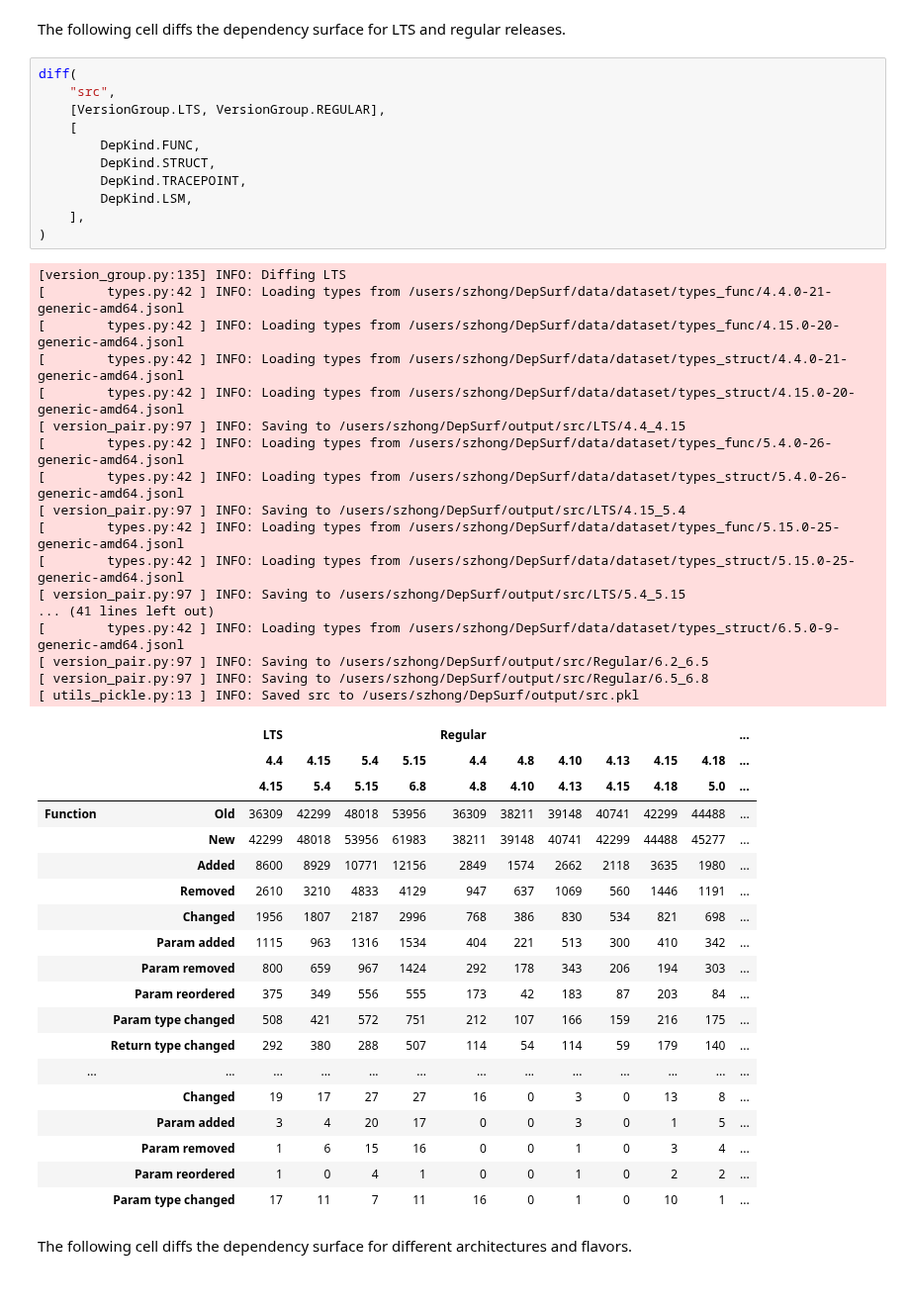
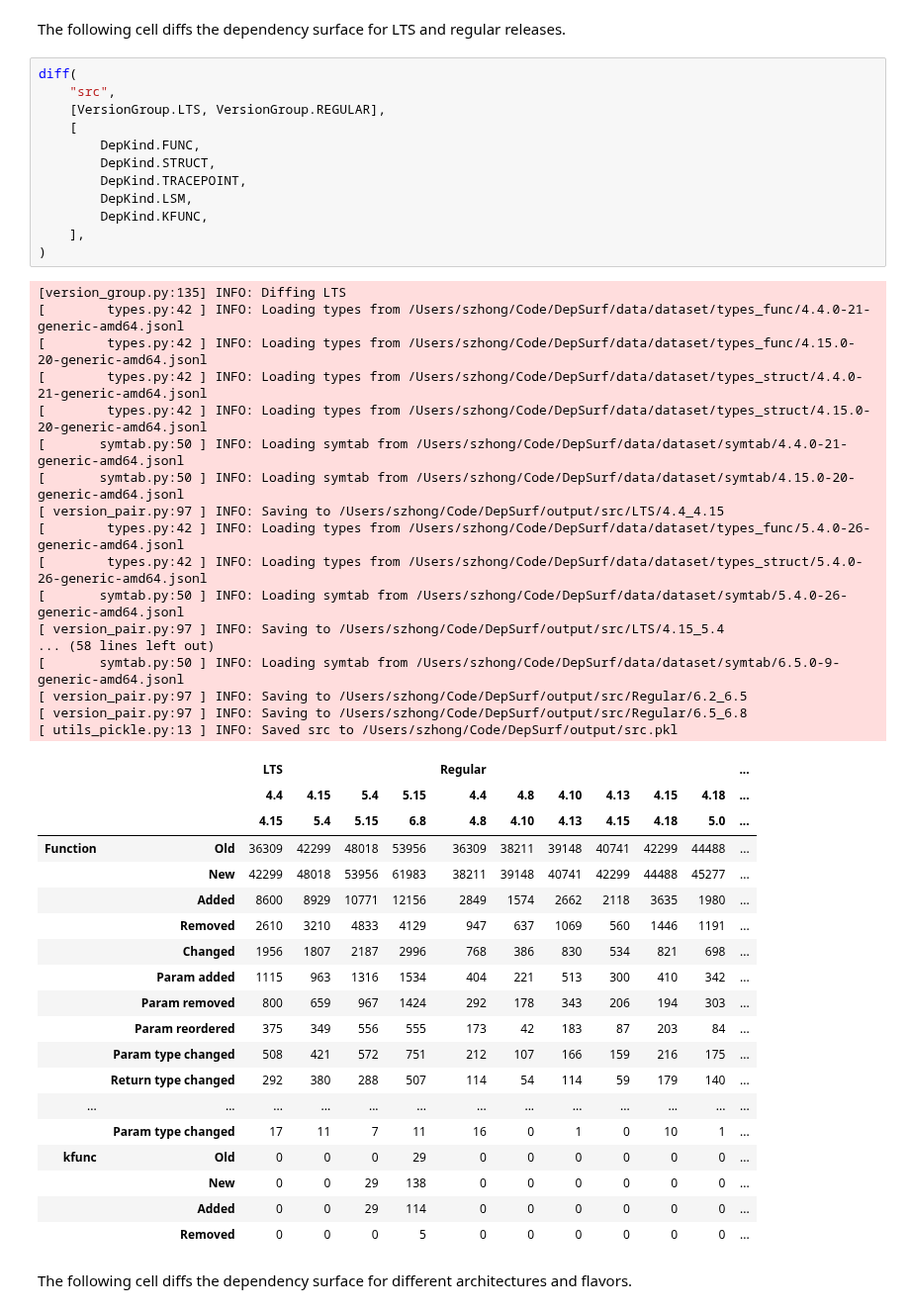
Before and after one commit to ShawnZhong/DepSurf, a Jupyter notebook: 30_diff.ipynb, the cells around one changed output. Shown at 99% size. Cells and saved outputs as stored; diff of their text form.

```diff
--- a/30_diff.ipynb
+++ b/30_diff.ipynb
@@ -42,51 +42,52 @@ The following cell diffs the dependency surface for LTS and regular releases.
 # %%
 diff(
     "src",
     [VersionGroup.LTS, VersionGroup.REGULAR],
     [
         DepKind.FUNC,
         DepKind.STRUCT,
         DepKind.TRACEPOINT,
         DepKind.LSM,
+        DepKind.KFUNC,
     ],
 )
 # %% [output]
 [version_group.py:135] INFO: Diffing LTS
-[        types.py:42 ] INFO: Loading types from /users/szhong/DepSurf/data/dataset/types_func/4.4.0-21-generic-amd64.jsonl
-[        types.py:42 ] INFO: Loading types from /users/szhong/DepSurf/data/dataset/types_func/4.15.0-20-generic-amd64.jsonl
-[        types.py:42 ] INFO: Loading types from /users/szhong/DepSurf/data/dataset/types_struct/4.4.0-21-generic-amd64.jsonl
-[        types.py:42 ] INFO: Loading types from /users/szhong/DepSurf/data/dataset/types_struct/4.15.0-20-generic-amd64.jsonl
-[ version_pair.py:97 ] INFO: Saving to /users/szhong/DepSurf/output/src/LTS/4.4_4.15
-[        types.py:42 ] INFO: Loading types from /users/szhong/DepSurf/data/dataset/types_func/5.4.0-26-generic-amd64.jsonl
-[        types.py:42 ] INFO: Loading types from /users/szhong/DepSurf/data/dataset/types_struct/5.4.0-26-generic-amd64.jsonl
-[ version_pair.py:97 ] INFO: Saving to /users/szhong/DepSurf/output/src/LTS/4.15_5.4
-[        types.py:42 ] INFO: Loading types from /users/szhong/DepSurf/data/dataset/types_func/5.15.0-25-generic-amd64.jsonl
-[        types.py:42 ] INFO: Loading types from /users/szhong/DepSurf/data/dataset/types_struct/5.15.0-25-generic-amd64.jsonl
-[ version_pair.py:97 ] INFO: Saving to /users/szhong/DepSurf/output/src/LTS/5.4_5.15
-... (41 lines left out)
-[        types.py:42 ] INFO: Loading types from /users/szhong/DepSurf/data/dataset/types_struct/6.5.0-9-generic-amd64.jsonl
-[ version_pair.py:97 ] INFO: Saving to /users/szhong/DepSurf/output/src/Regular/6.2_6.5
-[ version_pair.py:97 ] INFO: Saving to /users/szhong/DepSurf/output/src/Regular/6.5_6.8
-[ utils_pickle.py:13 ] INFO: Saved src to /users/szhong/DepSurf/output/src.pkl
+[        types.py:42 ] INFO: Loading types from /Users/szhong/Code/DepSurf/data/dataset/types_func/4.4.0-21-generic-amd64.jsonl
+[        types.py:42 ] INFO: Loading types from /Users/szhong/Code/DepSurf/data/dataset/types_func/4.15.0-20-generic-amd64.jsonl
+[        types.py:42 ] INFO: Loading types from /Users/szhong/Code/DepSurf/data/dataset/types_struct/4.4.0-21-generic-amd64.jsonl
+[        types.py:42 ] INFO: Loading types from /Users/szhong/Code/DepSurf/data/dataset/types_struct/4.15.0-20-generic-amd64.jsonl
+[       symtab.py:50 ] INFO: Loading symtab from /Users/szhong/Code/DepSurf/data/dataset/symtab/4.4.0-21-generic-amd64.jsonl
+[       symtab.py:50 ] INFO: Loading symtab from /Users/szhong/Code/DepSurf/data/dataset/symtab/4.15.0-20-generic-amd64.jsonl
+[ version_pair.py:97 ] INFO: Saving to /Users/szhong/Code/DepSurf/output/src/LTS/4.4_4.15
+[        types.py:42 ] INFO: Loading types from /Users/szhong/Code/DepSurf/data/dataset/types_func/5.4.0-26-generic-amd64.jsonl
+[        types.py:42 ] INFO: Loading types from /Users/szhong/Code/DepSurf/data/dataset/types_struct/5.4.0-26-generic-amd64.jsonl
+[       symtab.py:50 ] INFO: Loading symtab from /Users/szhong/Code/DepSurf/data/dataset/symtab/5.4.0-26-generic-amd64.jsonl
+[ version_pair.py:97 ] INFO: Saving to /Users/szhong/Code/DepSurf/output/src/LTS/4.15_5.4
+... (58 lines left out)
+[       symtab.py:50 ] INFO: Loading symtab from /Users/szhong/Code/DepSurf/data/dataset/symtab/6.5.0-9-generic-amd64.jsonl
+[ version_pair.py:97 ] INFO: Saving to /Users/szhong/Code/DepSurf/output/src/Regular/6.2_6.5
+[ version_pair.py:97 ] INFO: Saving to /Users/szhong/Code/DepSurf/output/src/Regular/6.5_6.8
+[ utils_pickle.py:13 ] INFO: Saved src to /Users/szhong/Code/DepSurf/output/src.pkl
 |  |  | LTS |  |  |  | Regular |  |  |  |  |  | ... |
 |  |  | 4.4 | 4.15 | 5.4 | 5.15 | 4.4 | 4.8 | 4.10 | 4.13 | 4.15 | 4.18 | ... |
 |  |  | 4.15 | 5.4 | 5.15 | 6.8 | 4.8 | 4.10 | 4.13 | 4.15 | 4.18 | 5.0 | ... |
 | Function | Old | 36309 | 42299 | 48018 | 53956 | 36309 | 38211 | 39148 | 40741 | 42299 | 44488 | ... |
 |  | New | 42299 | 48018 | 53956 | 61983 | 38211 | 39148 | 40741 | 42299 | 44488 | 45277 | ... |
 |  | Added | 8600 | 8929 | 10771 | 12156 | 2849 | 1574 | 2662 | 2118 | 3635 | 1980 | ... |
 |  | Removed | 2610 | 3210 | 4833 | 4129 | 947 | 637 | 1069 | 560 | 1446 | 1191 | ... |
 |  | Changed | 1956 | 1807 | 2187 | 2996 | 768 | 386 | 830 | 534 | 821 | 698 | ... |
 |  | Param added | 1115 | 963 | 1316 | 1534 | 404 | 221 | 513 | 300 | 410 | 342 | ... |
 |  | Param removed | 800 | 659 | 967 | 1424 | 292 | 178 | 343 | 206 | 194 | 303 | ... |
 |  | Param reordered | 375 | 349 | 556 | 555 | 173 | 42 | 183 | 87 | 203 | 84 | ... |
 |  | Param type changed | 508 | 421 | 572 | 751 | 212 | 107 | 166 | 159 | 216 | 175 | ... |
 |  | Return type changed | 292 | 380 | 288 | 507 | 114 | 54 | 114 | 59 | 179 | 140 | ... |
 | ... | ... | ... | ... | ... | ... | ... | ... | ... | ... | ... | ... | ... |
-|  | Changed | 19 | 17 | 27 | 27 | 16 | 0 | 3 | 0 | 13 | 8 | ... |
-|  | Param added | 3 | 4 | 20 | 17 | 0 | 0 | 3 | 0 | 1 | 5 | ... |
-|  | Param removed | 1 | 6 | 15 | 16 | 0 | 0 | 1 | 0 | 3 | 4 | ... |
-|  | Param reordered | 1 | 0 | 4 | 1 | 0 | 0 | 1 | 0 | 2 | 2 | ... |
 |  | Param type changed | 17 | 11 | 7 | 11 | 16 | 0 | 1 | 0 | 10 | 1 | ... |
+| kfunc | Old | 0 | 0 | 0 | 29 | 0 | 0 | 0 | 0 | 0 | 0 | ... |
+|  | New | 0 | 0 | 29 | 138 | 0 | 0 | 0 | 0 | 0 | 0 | ... |
+|  | Added | 0 | 0 | 29 | 114 | 0 | 0 | 0 | 0 | 0 | 0 | ... |
+|  | Removed | 0 | 0 | 0 | 5 | 0 | 0 | 0 | 0 | 0 | 0 | ... |
 # %% [markdown]
 The following cell diffs the dependency surface for different architectures and flavors.
 # %%
```
